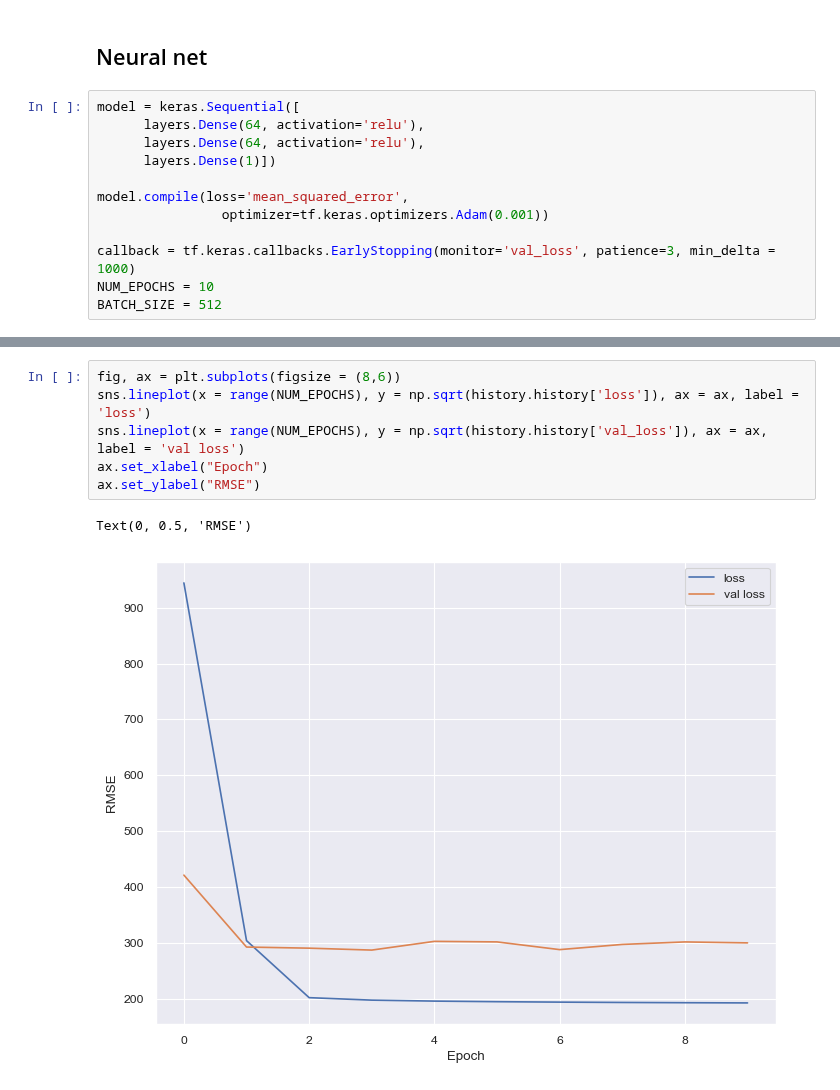
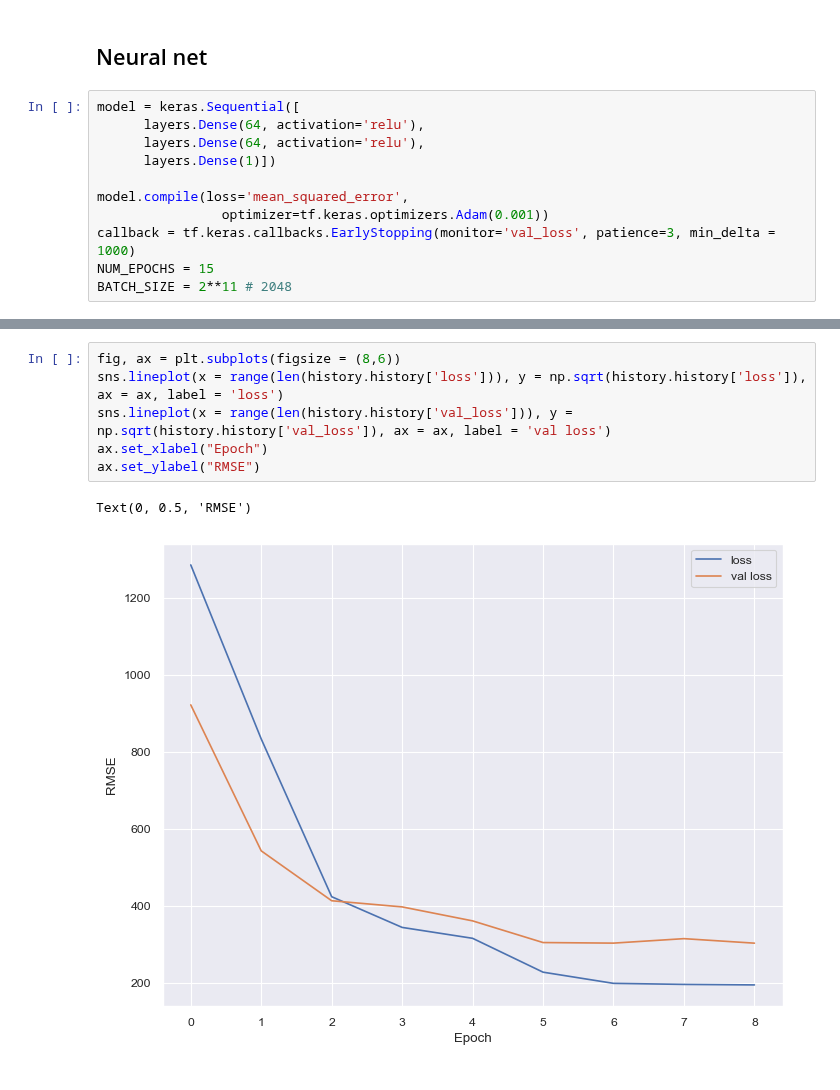
Before and after one commit to jmoro0408/Energy-Forecasting, a Jupyter notebook: scripts/8_modelling.ipynb, the cells around one changed output, grey strips where cells are left out. Saved outputs shown, nothing was run; the diff lists cells and outputs as text.

```diff
--- a/scripts/8_modelling.ipynb
+++ b/scripts/8_modelling.ipynb
@@ -274,7 +279,6 @@ model = keras.Sequential([
 
 model.compile(loss='mean_squared_error',
                 optimizer=tf.keras.optimizers.Adam(0.001))
-
 callback = tf.keras.callbacks.EarlyStopping(monitor='val_loss', patience=3, min_delta = 1000)
-NUM_EPOCHS = 10
-BATCH_SIZE = 512
+NUM_EPOCHS = 15
+BATCH_SIZE = 2**11 # 2048
@@ -309,9 +338,9 @@ Epoch 10/10
 # %%
 fig, ax = plt.subplots(figsize = (8,6))
-sns.lineplot(x = range(NUM_EPOCHS), y = np.sqrt(history.history['loss']), ax = ax, label = 'loss')
-sns.lineplot(x = range(NUM_EPOCHS), y = np.sqrt(history.history['val_loss']), ax = ax, label = 'val loss')
+sns.lineplot(x = range(len(history.history['loss'])), y = np.sqrt(history.history['loss']), ax = ax, label = 'loss')
+sns.lineplot(x = range(len(history.history['val_loss'])), y = np.sqrt(history.history['val_loss']), ax = ax, label = 'val loss')
 ax.set_xlabel("Epoch")
 ax.set_ylabel("RMSE")
 # %% [output]
 Text(0, 0.5, 'RMSE')
-[figure, old version]
+[figure, new version]
```
Also changed, not shown: parts of 10 cells of this notebook.
